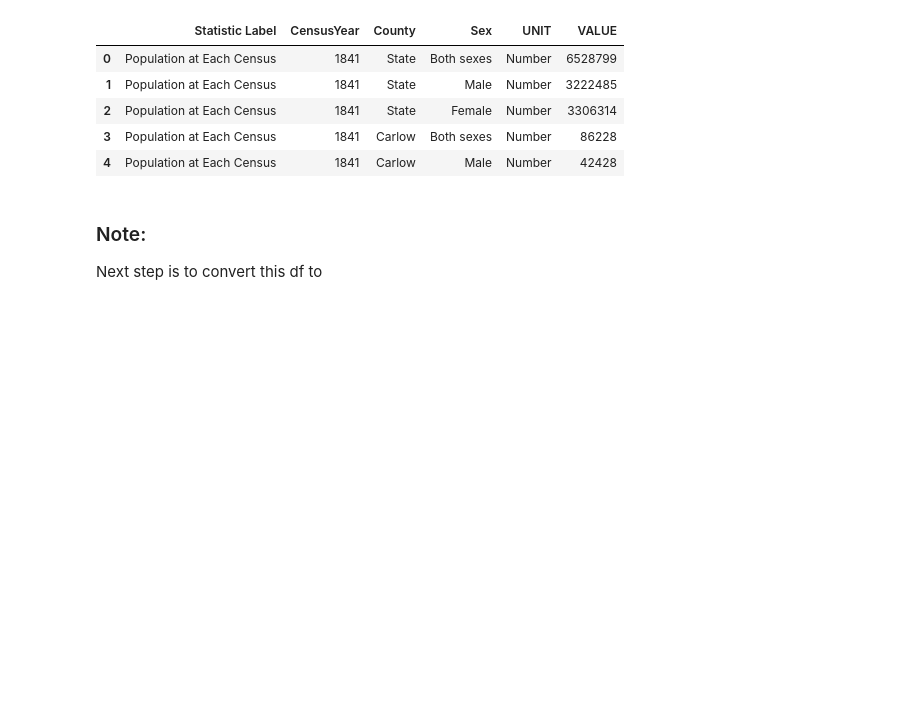
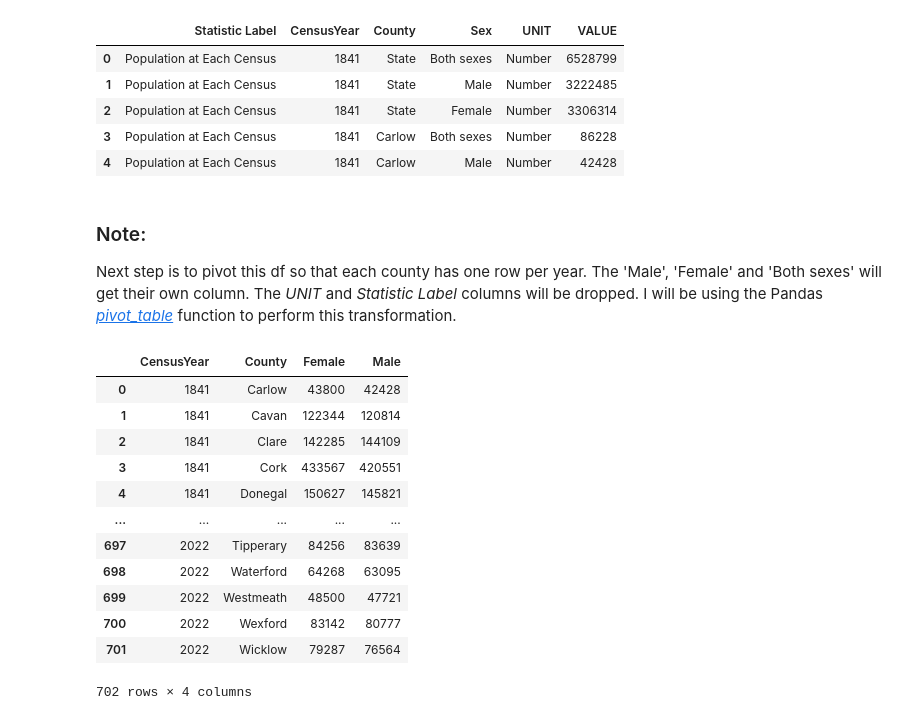
Before and after one commit to turps-pc90/AppliedStatisticsAssessment, a Jupyter notebook: roughwork.ipynb, the cells around one changed output. Cells and saved outputs as stored; diff of their text form; code cells hidden in the pictures; blank space fills up the shorter version.

Commit message:
Pivotted dataframe and added Plotly library for testing

```diff
--- a/roughwork.ipynb
+++ b/roughwork.ipynb
@@ -16,4 +18,33 @@ df.head()
 | 4 | Population at Each Census | 1841 | Carlow | Male | Number | 42428 |
 # %% [markdown]
 ### Note:
-Next step is to convert this df to
+Next step is to pivot this df so that each county has one row per year. The 'Male', 'Female' and 'Both sexes' will get their own column. The *UNIT* and *Statistic Label* columns will be dropped. I will be using the Pandas [*pivot_table*](https://pandas.pydata.org/pandas-docs/stable/reference/api/pandas.pivot_table.html) function to perform this transformation.
+# %%
+census_pop = df.pivot_table(
+    index=["CensusYear","County"],
+    columns="Sex",
+    values="VALUE",
+    aggfunc="sum"
+).reset_index()
+
+census_pop.columns.name=None
+census_pop = census_pop.rename_axis(None, axis=1)
+
+# Re-ordering Columns
+census_pop = census_pop[["CensusYear", "County", "Female", "Male"]]
+# %%
+census_pop
+# %% [output]
+|  | CensusYear | County | Female | Male |
+| 0 | 1841 | Carlow | 43800 | 42428 |
+| 1 | 1841 | Cavan | 122344 | 120814 |
+| 2 | 1841 | Clare | 142285 | 144109 |
+| 3 | 1841 | Cork | 433567 | 420551 |
+| 4 | 1841 | Donegal | 150627 | 145821 |
+| ... | ... | ... | ... | ... |
+| 697 | 2022 | Tipperary | 84256 | 83639 |
+| 698 | 2022 | Waterford | 64268 | 63095 |
+| 699 | 2022 | Westmeath | 48500 | 47721 |
+| 700 | 2022 | Wexford | 83142 | 80777 |
+| 701 | 2022 | Wicklow | 79287 | 76564 |
+702 rows × 4 columns
```
Also changed, not shown: parts of 10 cells of this notebook, 2 other files.
